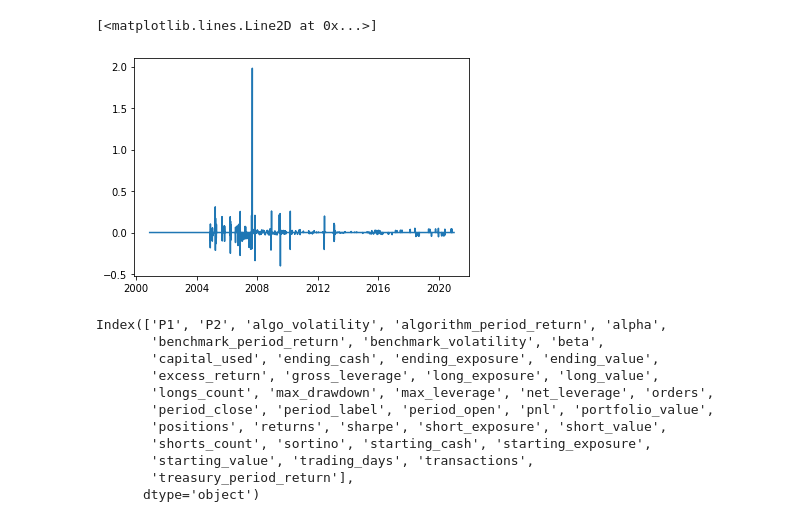
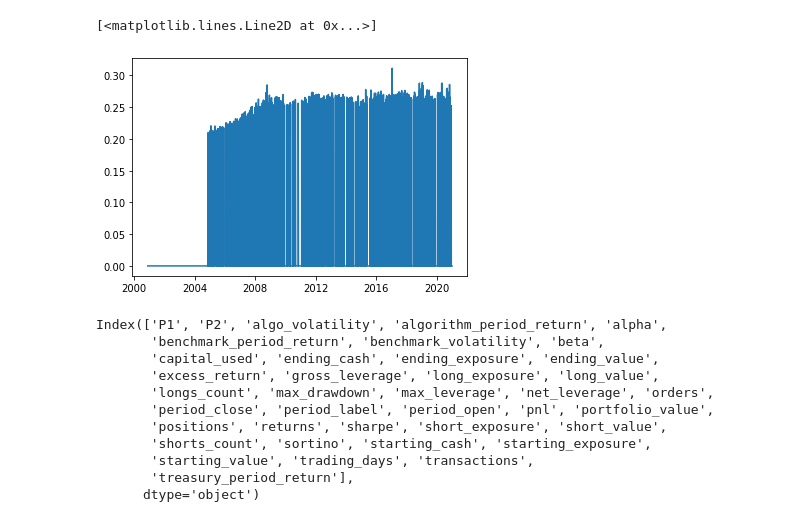
Before and after one commit to MattioCh/algo_test, a Jupyter notebook: copula/main.ipynb, the cells around one changed output. Saved outputs shown, nothing was run; the diff lists cells and outputs as text; code cells hidden in the pictures.

```diff
--- a/copula/main.ipynb
+++ b/copula/main.ipynb
@@ -1,6 +1,6 @@
 # %%
 import pandas as pd
-df = pd.read_pickle("test5.csv")
+df = pd.read_pickle("test6.csv")
 import matplotlib.pyplot as plt
 # %%
 plt.plot(df.P1)
@@ -20,8 +42,8 @@ print(df.portfolio_value[0])
 # %%
-plt.plot(df.net_leverage)
+plt.plot(df.gross_leverage)
 # %% [output]
 [<matplotlib.lines.Line2D at 0x...>]
-[figure, old version]
+[figure, new version]
 # %%
 df.columns
 # %% [output]
```
Also changed, not shown: parts of 7 cells of this notebook, 4 other files.
